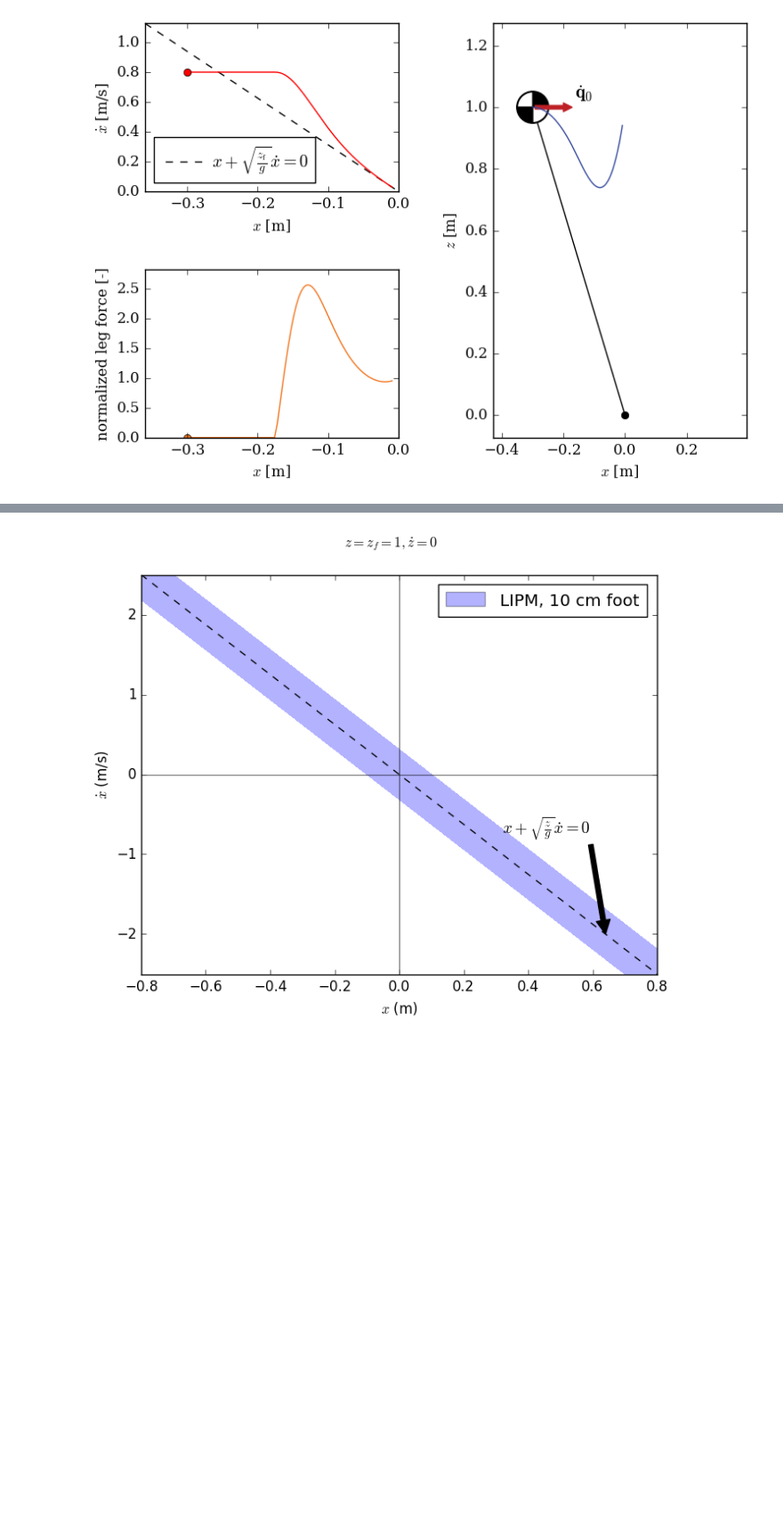
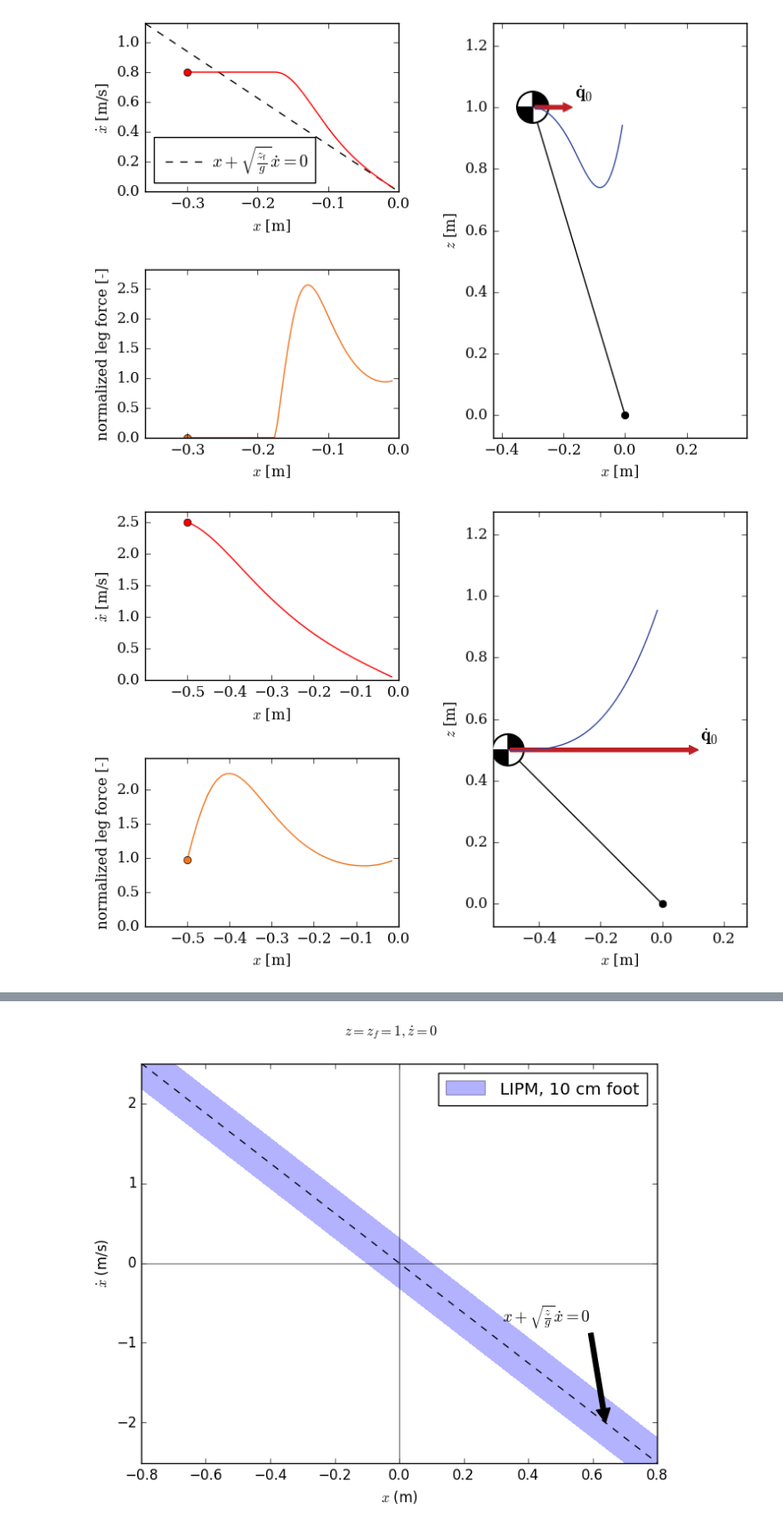
Before and after one commit to tkoolen/VariableHeightInvertedPendulum, a Jupyter notebook: notebook/PaperFigures.ipynb, the cells around one changed output, grey strips where cells are left out. Shown at 89% size. Drawn from its saved outputs; the diff is of its cells as text; code cells hidden in the pictures; blank space fills up the shorter version.

```diff
--- a/notebook/PaperFigures.ipynb
+++ b/notebook/PaperFigures.ipynb
@@ -32,3 +32,7 @@ model = CubicControlledVariableHeightInvertedPendulum("clipped_cubic", g, zf, tr
 sim_figure(Scenario("too_slow", model, [x0; z0; 0.8; zd0]); do_export = do_export)
 # %% [output]
 [figure]
+# %%
+sim_figure(Scenario("step_up", model, [-0.5; 0.5; 2.5; 0.]); show_icp_line = false, do_export = do_export)
+# %% [output]
+[figure, added]
```
Also changed, not shown: parts of 1 cell of this notebook, 4 other files.
